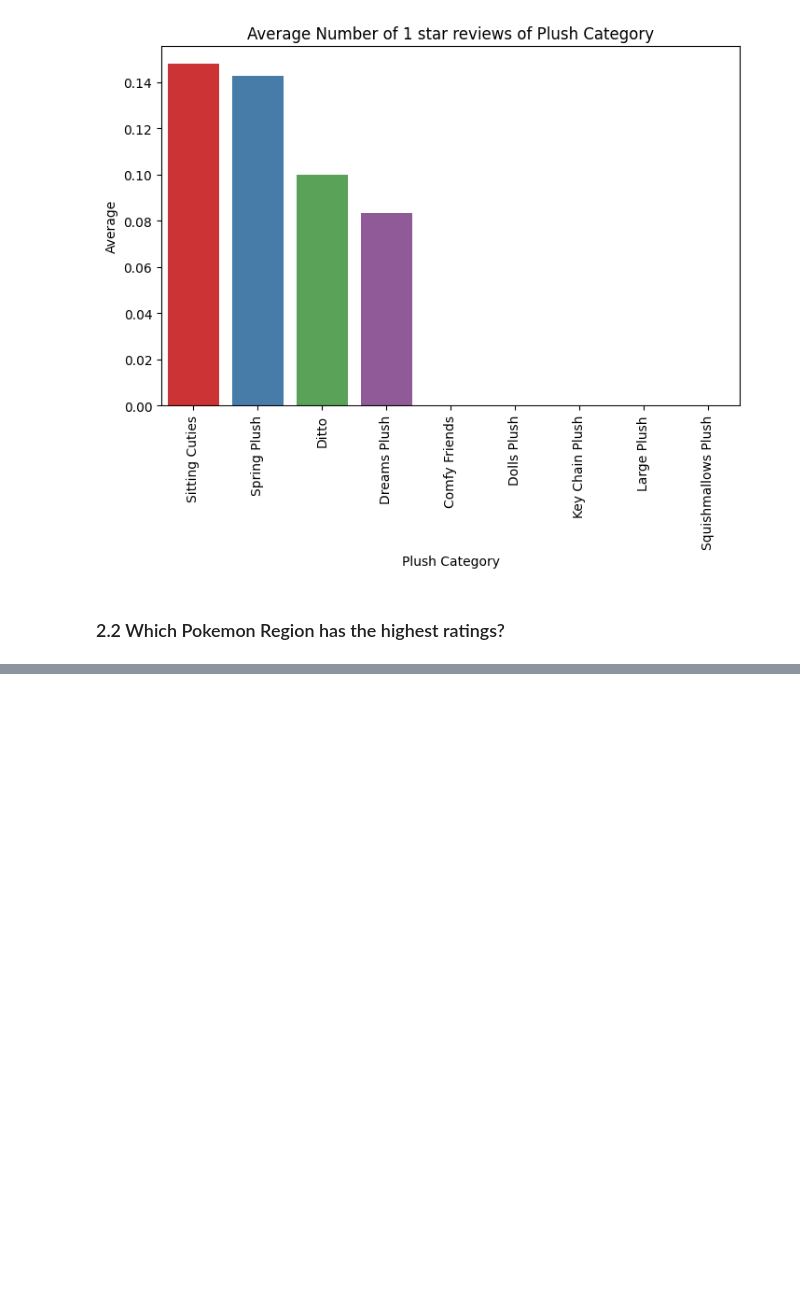
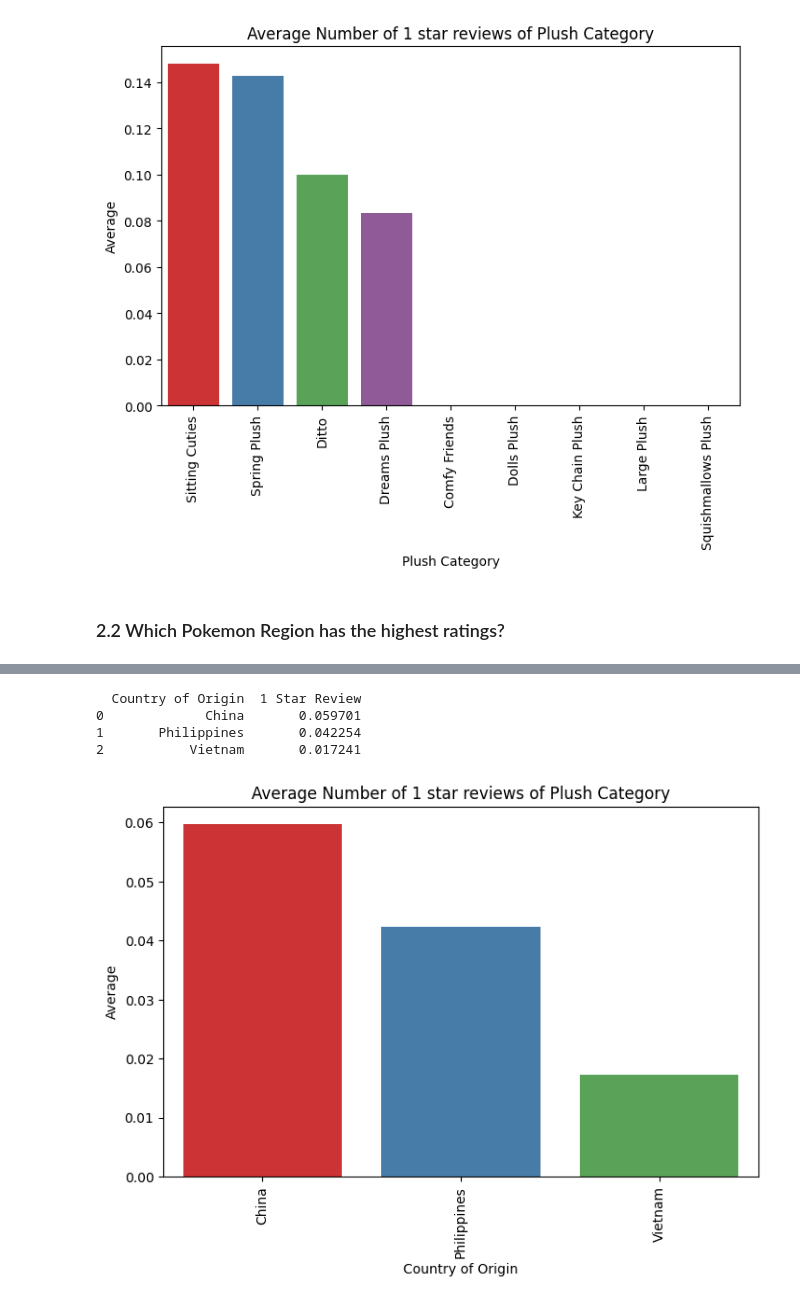
Before and after one commit to ErjillDeVera/PokemonPlushiesAnalysis, a Jupyter notebook: PokemonCenterUKAnalysis.ipynb, the cells around one changed output, grey strips where cells are left out. Saved outputs shown, nothing was run; the diff lists cells and outputs as text; code cells hidden in the pictures; blank space fills up the shorter version.

```diff
--- a/PokemonCenterUKAnalysis.ipynb
+++ b/PokemonCenterUKAnalysis.ipynb
@@ -168,0 +216,9 @@ rating_Comparison("Region", "1 Star Review", "Average Number of 1 star reviews o
+# %%
+#Analysing the number of region 5 stars.
+rating_Comparison("Country of Origin", "1 Star Review", "Average Number of 1 star reviews of Plush Category")
+# %% [output]
+  Country of Origin  1 Star Review
+0             China       0.059701
+1       Philippines       0.042254
+2           Vietnam       0.017241
+[figure, added]
```
Also changed, not shown: parts of 10 cells of this notebook.
